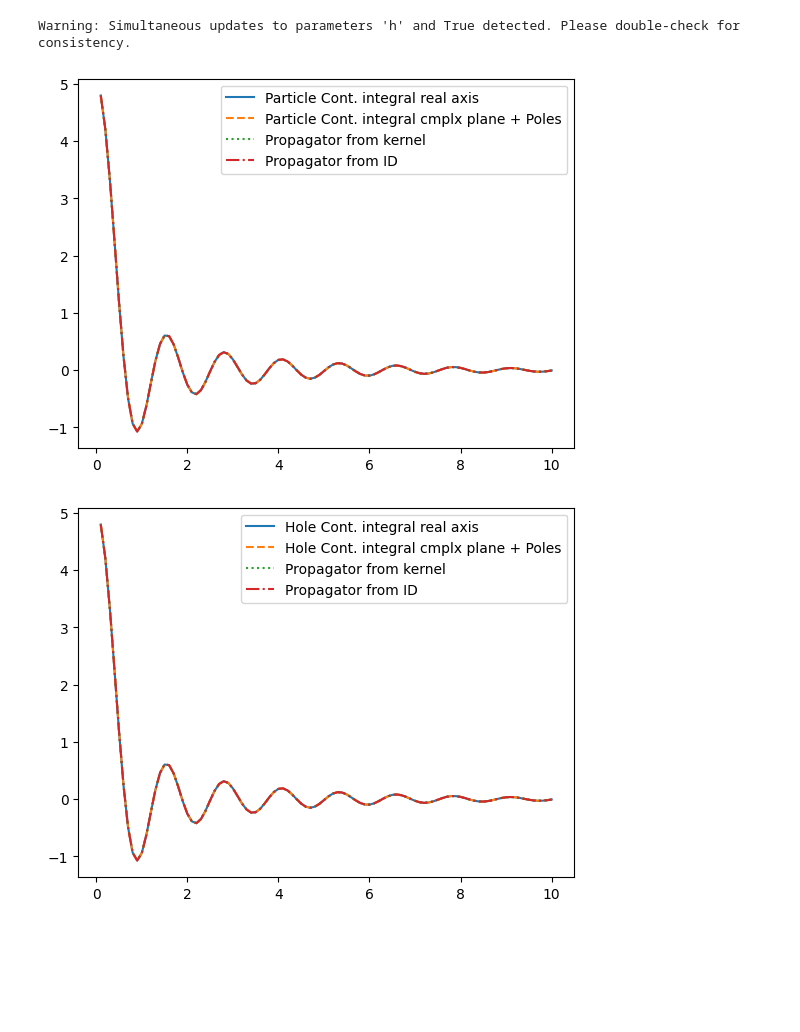
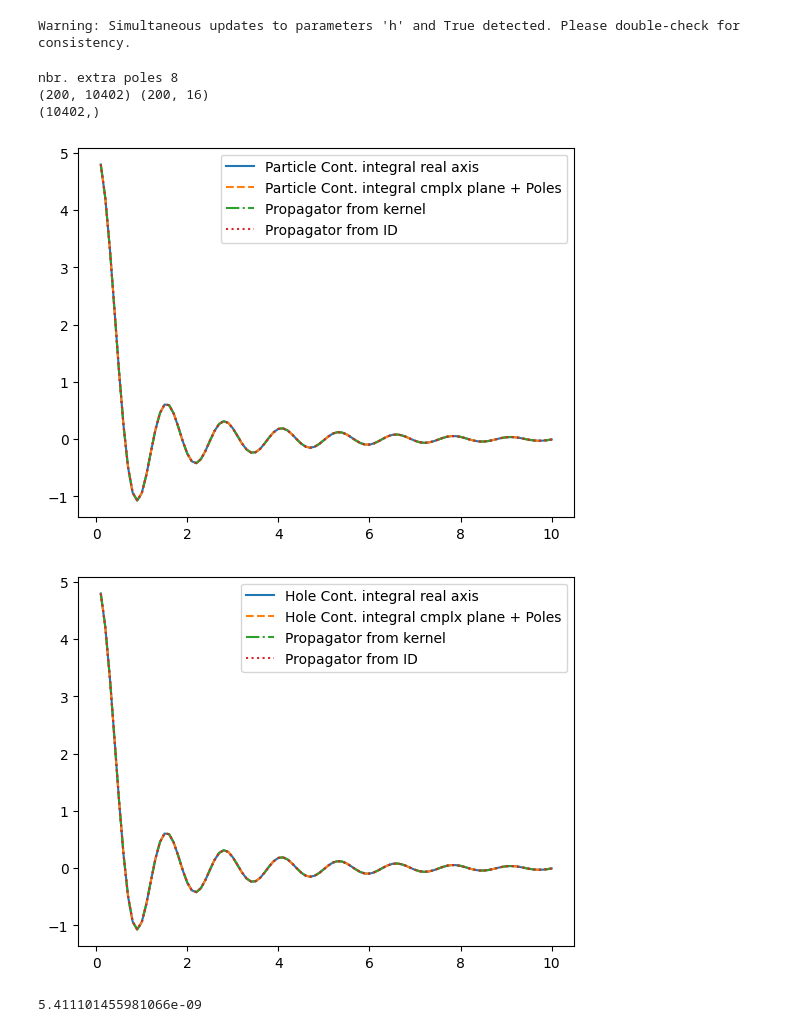
Before and after one commit to jthoenniss/RealTimeID, a Jupyter notebook: notebooks/extra_poles.ipynb, the cells around one changed output. Drawn from its saved outputs; the diff is of its cells as text; code cells hidden in the pictures; blank space fills up the shorter version.

```diff
--- a/notebooks/extra_poles.ipynb
+++ b/notebooks/extra_poles.ipynb
@@ -29,6 +29,11 @@ params = KernelParams(spec_dens = spec_dens, n = 4200, m = 1000, N_max = 100, de
 # %% [output]
 Warning: Simultaneous updates to parameters 'h' and True detected. Please double-check for consistency.
 # %%
+# define kappa in terms of sharpness and Lambda
+kappa = Lambda * sharpness / (2 * np.pi)
+
+print("nbr. extra poles",1 + np.floor(np.tan(np.pi/4) * kappa - 0.5).astype(int))
+
 #create the time grid
 time_grid = set_time_grid(N_max, delta_t)
 
@@ -37,6 +42,8 @@ poles, residues = spec_dens.poles_residues()
 
 #create kernel matrix which allows for the computation of the discrete propagator
 kernel = DiscrError(**params.params, additional_poles=poles, additional_residues=residues)
+print(kernel.kernel.shape, kernel.kernel_additional.shape)
+print(kernel.fine_grid_complex.shape)
 
 #decompose the kernel using ID. Specify include_additional_poles = True to include the additional poles in the kernel that is decomposed
 decomp = DecompKernel(kernel, include_additional_poles=True)
@@ -47,37 +54,42 @@ propag_ID_reconstr = decomp.reconstruct_propagator_ID()
 propag_kernel = kernel.discrete_integral(include_additional_poles=True)
 
 #compute the continuous integral along REAL AXIS for only POSITIVE frequencies
 cont_integral_particle = cont_integral(time_grid, beta, upper_cutoff=np.inf, spec_dens=spec_dens ,phi = 0.) #particle
 cont_integral_hole = cont_integral(time_grid, -beta, upper_cutoff=np.inf, spec_dens = spec_dens,phi = 0.) #hole
 
 #compute the continuous integral along COMPLEX AXIS for only POSITIVE frequencies
 cont_integral_particle_cmplx = cont_integral(time_grid, beta, upper_cutoff=np.inf, spec_dens = spec_dens)#particle
 cont_integral_hole_cmplx = cont_integral(time_grid, -beta, upper_cutoff=np.inf, spec_dens = spec_dens)#hole
 
 #get poles and residues of the spectral density
-poles, residues = spec_dens.poles_residues()
 kernel_particles = 2.j * np.pi * residues * cf.dynamic_distr_particle(time_grid[:, np.newaxis], poles, beta)
 #hole component (negative sign in beta for hole distribution)
 kernel_holes = 2.j * np.pi * residues * cf.dynamic_distr_particle(time_grid[:, np.newaxis], poles, -beta)
 
 #sum over the poles to determine the contribution to the propagator
 G_poles_particle = np.sum(kernel_particles, axis = 1)
 G_poles_hole = np.sum(kernel_holes, axis = 1)
 
 #plot
 plt.plot(time_grid, np.real(cont_integral_particle) , label= "Particle Cont. integral real axis")
 plt.plot(time_grid, np.real(G_poles_particle + cont_integral_particle_cmplx), label = "Particle Cont. integral cmplx plane + Poles", linestyle = "--")
-plt.plot(time_grid, np.real(propag_kernel)[:len(propag_kernel)//2], label = "Propagator from kernel", linestyle = "dotted")
-plt.plot(time_grid, np.real(propag_ID_reconstr)[:len(propag_kernel)//2], label = "Propagator from ID", linestyle = "dashdot")
+plt.plot(time_grid, np.real(propag_kernel)[:len(propag_kernel)//2], label = "Propagator from kernel", linestyle = "dashdot")
+plt.plot(time_grid, np.real(propag_ID_reconstr)[:len(propag_kernel)//2], label = "Propagator from ID", linestyle = "dotted")
 plt.legend()
 plt.show()
 
 plt.plot(time_grid, np.real(cont_integral_hole) , label= "Hole Cont. integral real axis")
 plt.plot(time_grid, np.real(G_poles_hole + cont_integral_hole_cmplx), label = "Hole Cont. integral cmplx plane + Poles", linestyle = "--")
-plt.plot(time_grid, np.real(propag_kernel)[len(propag_kernel)//2:], label = "Propagator from kernel", linestyle = "dotted")
-plt.plot(time_grid, np.real(propag_ID_reconstr)[len(propag_kernel)//2:], label = "Propagator from ID", linestyle = "dashdot")
+plt.plot(time_grid, np.real(propag_kernel)[len(propag_kernel)//2:], label = "Propagator from kernel", linestyle = "dashdot")
+plt.plot(time_grid, np.real(propag_ID_reconstr)[len(propag_kernel)//2:], label = "Propagator from ID", linestyle = "dotted")
 plt.legend()
 plt.show()
+
+print(cf.error_time_integrated(cont_integral_particle, propag_ID_reconstr[:len(cont_integral_particle)], params.params["delta_t"]))
 # %% [output]
+nbr. extra poles 8
+(200, 10402) (200, 16)
+(10402,)
-[figure, old version]
+[figure, new version]
-[figure, old version]
+[figure, new version]
+5.411101455981066e-09
```
Also changed, not shown: 8 other files.
